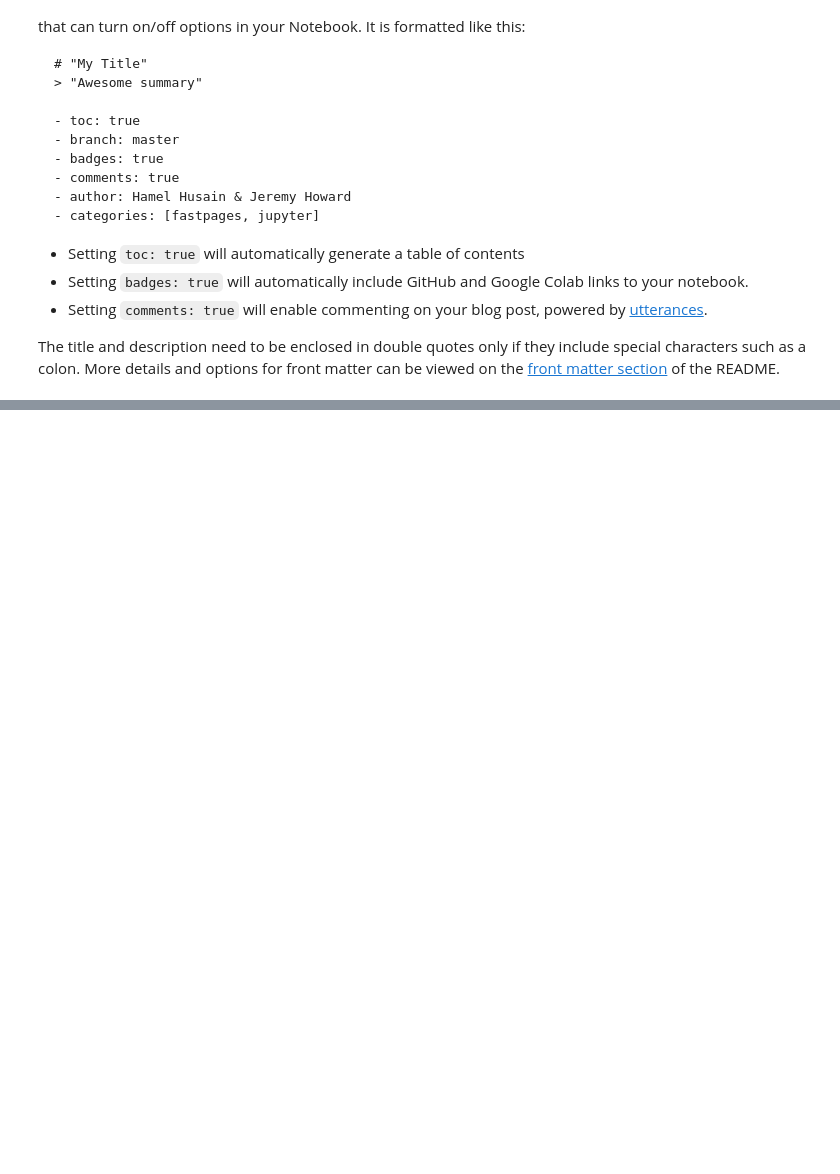
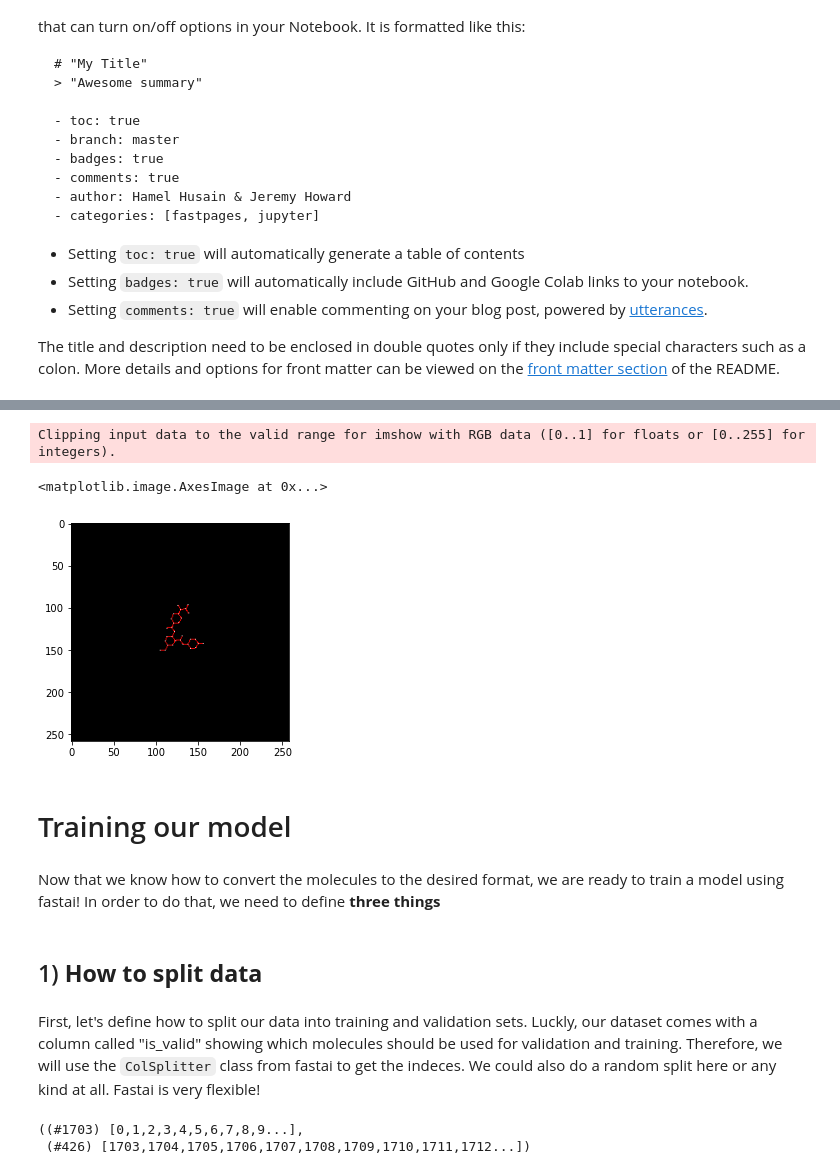
Before and after one commit to marcossantanaioc/fiocruzcheminformatics, a Jupyter notebook: _notebooks/2020-12-04-test.ipynb, the cells around one changed output, grey strips where cells are left out. Saved outputs shown, nothing was run; the diff lists cells and outputs as text; code cells hidden in the pictures; blank space fills up the shorter version.

````diff
--- a/_notebooks/2020-12-04-test.ipynb
+++ b/_notebooks/2020-12-04-test.ipynb
@@ -294,0 +210,20 @@ And another {% fn 2 %}
+# %%
+plt.imshow(mols["molimage"][0].T.numpy())
+# %% [output]
+Clipping input data to the valid range for imshow with RGB data ([0..1] for floats or [0..255] for integers).
+<matplotlib.image.AxesImage at 0x...>
+[figure, added]
+# %% [markdown]
+# Training our model
+# %% [markdown]
+Now that we know how to convert the molecules to the desired format, we are ready to train a model using fastai! In order to do that, we need to define **three things**
+# %% [markdown]
+## 1) **How to split data**
+# %% [markdown]
+First, let's define how to split our data into training and validation sets. Luckly, our dataset comes with a column called "is_valid" showing which molecules should be used for validation and training. Therefore, we will use the ```ColSplitter``` class from fastai to get the indeces. We could also do a random split here or any kind at all. Fastai is very flexible!
+# %%
+splits = ColSplitter('is_valid')(mols)
+splits
+# %% [output]
+((#1703) [0,1,2,3,4,5,6,7,8,9...],
+ (#426) [1703,1704,1705,1706,1707,1708,1709,1710,1711,1712...])
````
Also changed, not shown: parts of 108 cells of this notebook, 3 other files.
